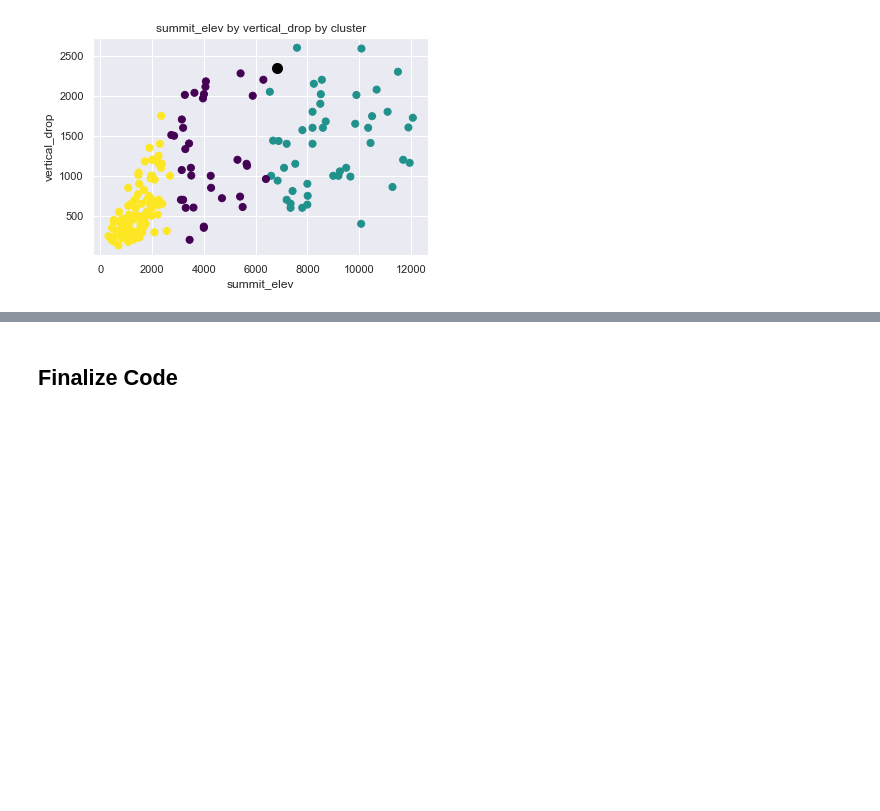
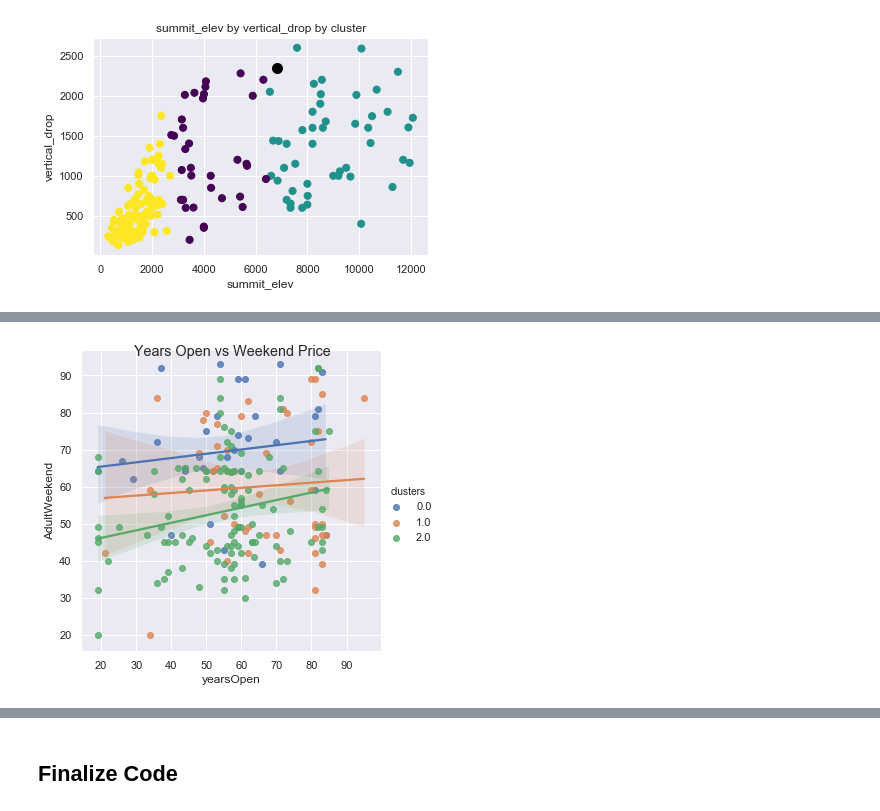
Before and after one commit to ShrutikaSankar/Springboard, a Jupyter notebook: GuidedCapstone/DataWrangling/Notebook6.ipynb, the cells around one changed output, grey strips where cells are left out. Cells and saved outputs as stored; diff of their text form; code cells hidden in the pictures; blank space fills up the shorter version.

```diff
--- a/GuidedCapstone/DataWrangling/Notebook6.ipynb
+++ b/GuidedCapstone/DataWrangling/Notebook6.ipynb
@@ -347,3 +380,9 @@ plt.savefig('figures/fig7.png',bbox_inches='tight')
+# %%
+g=sns.lmplot(x='yearsOpen', y='AdultWeekend', hue='clusters',  data=df)
+g.fig.suptitle("Years Open vs Weekend Price")
+plt.show()
+# %% [output]
+[figure, added]
 # %%
 #Runs
 
```
Also changed, not shown: parts of 10 cells of this notebook.
